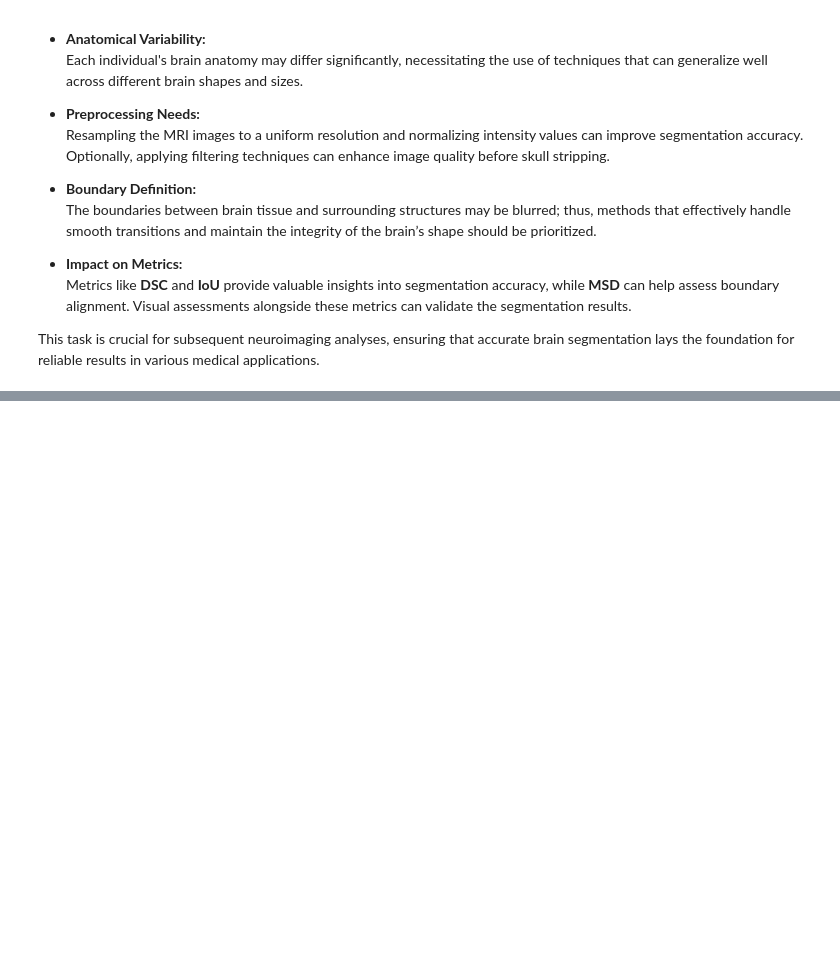
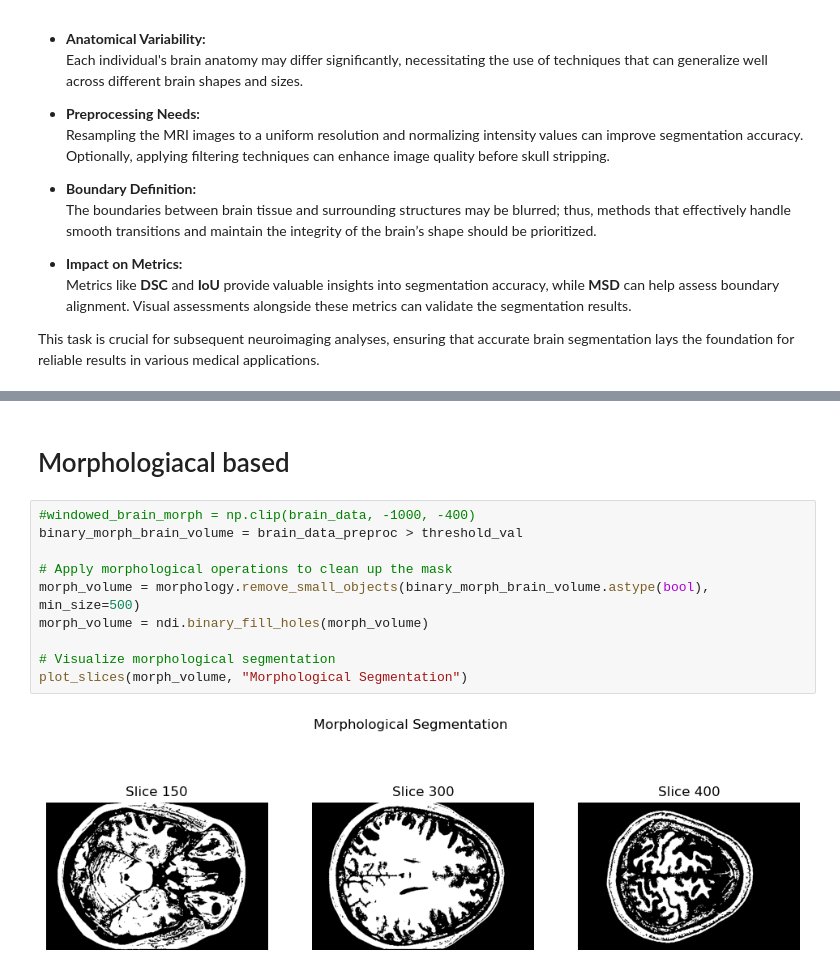
Before and after one commit to lechaudepierre/INFO-H500, a Jupyter notebook: TP5- Medical Image Segmentation/TP5_Medical_Image_Segmentation(solved).ipynb, the cells around one changed output, grey strips where cells are left out. Saved outputs shown, nothing was run; the diff lists cells and outputs as text; blank space fills up the shorter version.

```diff
--- a/TP5- Medical Image Segmentation/TP5_Medical_Image_Segmentation(solved).ipynb
+++ b/TP5- Medical Image Segmentation/TP5_Medical_Image_Segmentation(solved).ipynb
@@ -439,0 +647,14 @@ This task is crucial for subsequent neuroimaging analyses, ensuring that accurat
+# %% [markdown]
+# Morphologiacal based
+# %%
+#windowed_brain_morph = np.clip(brain_data, -1000, -400)
+binary_morph_brain_volume = brain_data_preproc > threshold_val
+
+# Apply morphological operations to clean up the mask
+morph_volume = morphology.remove_small_objects(binary_morph_brain_volume.astype(bool), min_size=500)
+morph_volume = ndi.binary_fill_holes(morph_volume)
+
+# Visualize morphological segmentation
+plot_slices(morph_volume, "Morphological Segmentation")
+# %% [output]
+[figure, added]
```
Also changed, not shown: parts of 24 cells of this notebook.
